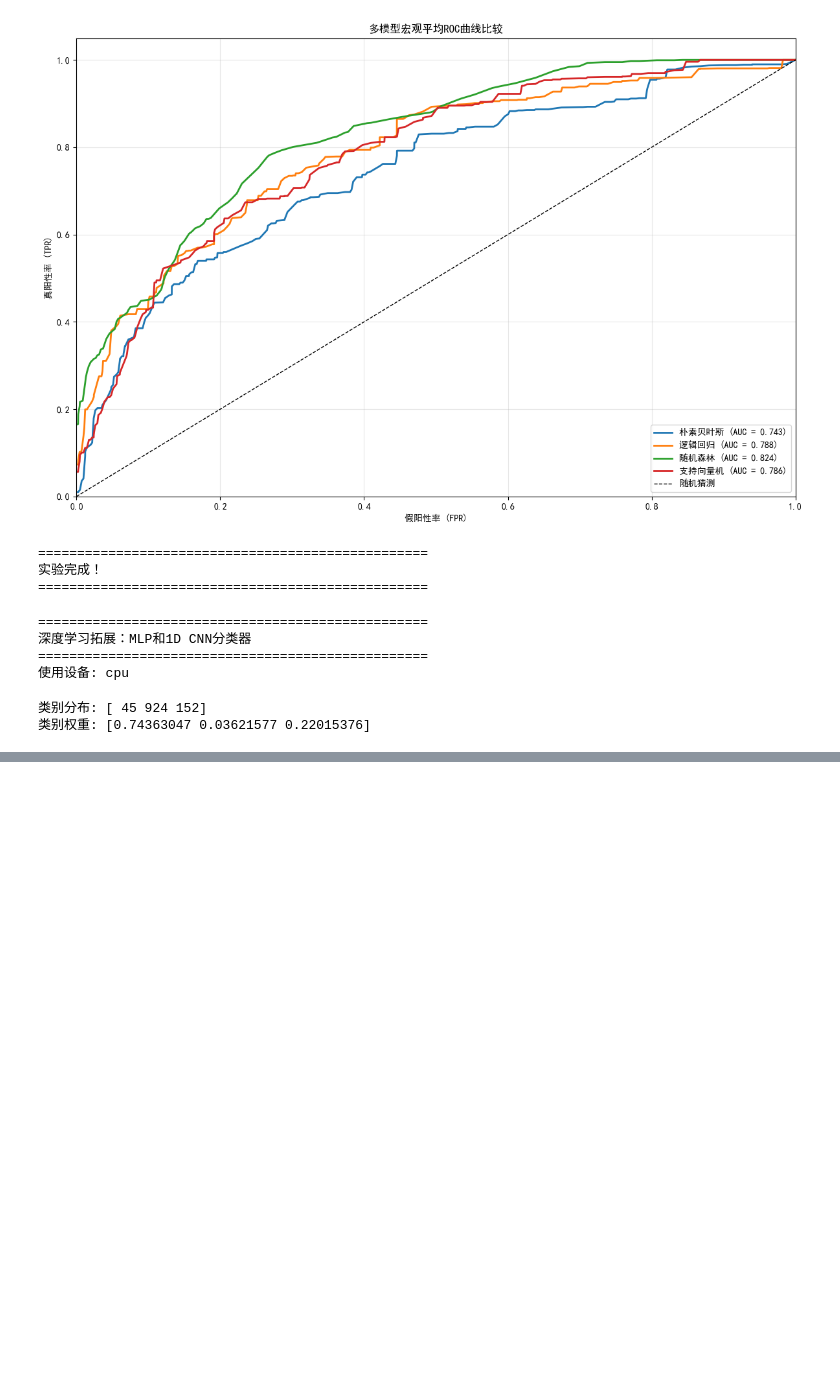
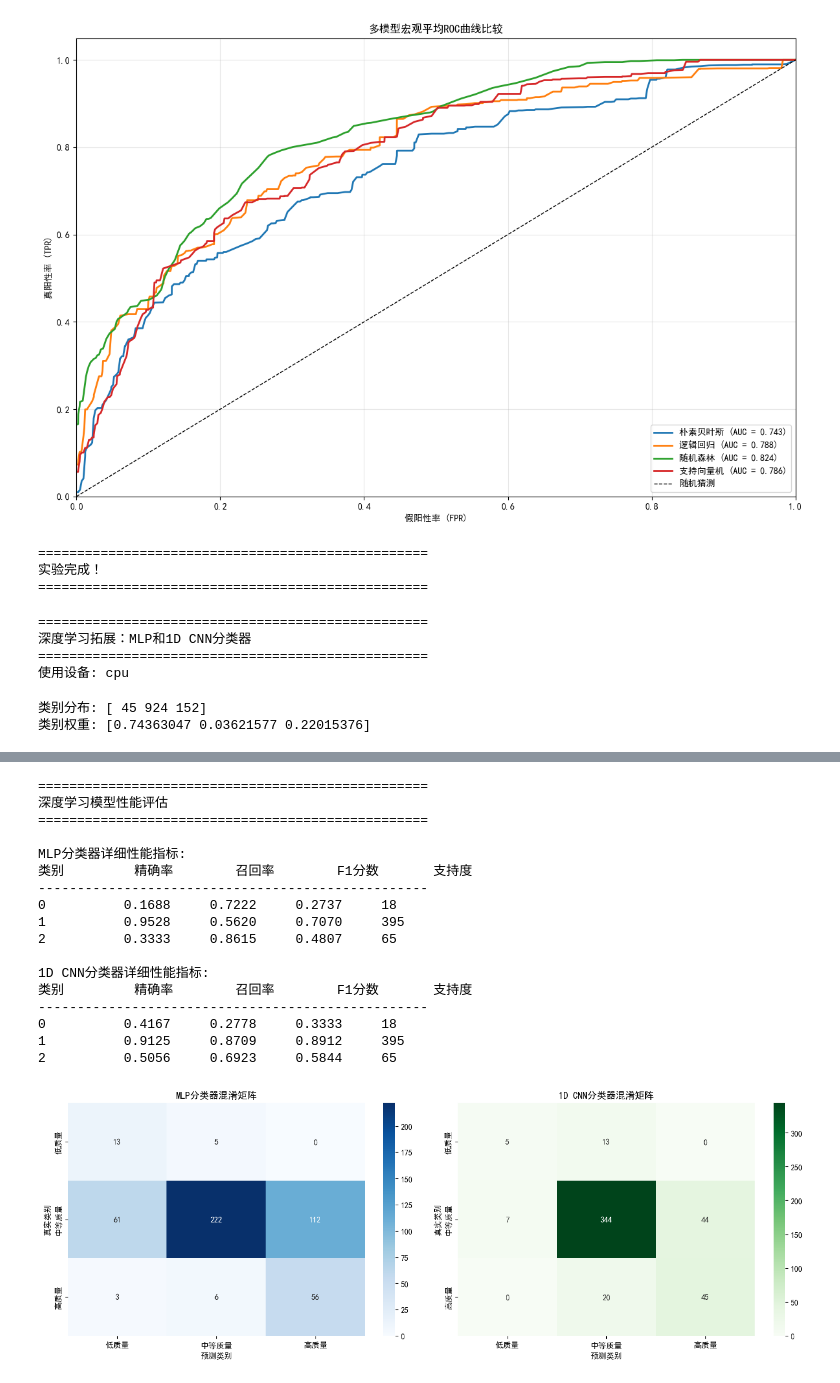
Before and after one commit to sjq0098/Machine_Learning, a Jupyter notebook: lab4/Naive_Bayes_classification.ipynb, the cells around one changed output, grey strips where cells are left out. Drawn from its saved outputs; the diff is of its cells as text; code cells hidden in the pictures; blank space fills up the shorter version.

```diff
--- a/lab4/Naive_Bayes_classification.ipynb
+++ b/lab4/Naive_Bayes_classification.ipynb
@@ -1046,0 +1184,65 @@ ValueError: Expected more than 1 value per channel when training, got input size
+# %%
+# ==================== 深度学习模型性能评估 ====================
+print("\n" + "=" * 50)
+print("深度学习模型性能评估")
+print("=" * 50)
+
+# MLP性能
+mlp_metrics, mlp_cm = calculate_metrics(mlp_targets, mlp_preds, 3)
+print("\nMLP分类器详细性能指标:")
+print(f"{'类别':<10} {'精确率':<10} {'召回率':<10} {'F1分数':<10} {'支持度':<10}")
+print("-" * 50)
+for cls in sorted(mlp_metrics.keys()):
+    m = mlp_metrics[cls]
+    print(f"{cls:<10} {m['precision']:<10.4f} {m['recall']:<10.4f} {m['f1']:<10.4f} {m['support']:<10}")
+
+# CNN性能
+cnn_metrics, cnn_cm = calculate_metrics(cnn_targets, cnn_preds, 3)
+print("\n1D CNN分类器详细性能指标:")
+print(f"{'类别':<10} {'精确率':<10} {'召回率':<10} {'F1分数':<10} {'支持度':<10}")
+print("-" * 50)
+for cls in sorted(cnn_metrics.keys()):
+    m = cnn_metrics[cls]
+    print(f"{cls:<10} {m['precision']:<10.4f} {m['recall']:<10.4f} {m['f1']:<10.4f} {m['support']:<10}")
+
+# 可视化混淆矩阵对比
+fig, axes = plt.subplots(1, 2, figsize=(14, 5))
+
+# MLP混淆矩阵
+sns.heatmap(mlp_cm, annot=True, fmt='d', cmap='Blues', ax=axes[0],
+            xticklabels=['低质量', '中等质量', '高质量'],
+            yticklabels=['低质量', '中等质量', '高质量'])
+axes[0].set_xlabel('预测类别')
+axes[0].set_ylabel('真实类别')
+axes[0].set_title('MLP分类器混淆矩阵')
+
+# CNN混淆矩阵
+sns.heatmap(cnn_cm, annot=True, fmt='d', cmap='Greens', ax=axes[1],
+            xticklabels=['低质量', '中等质量', '高质量'],
+            yticklabels=['低质量', '中等质量', '高质量'])
+axes[1].set_xlabel('预测类别')
+axes[1].set_ylabel('真实类别')
+axes[1].set_title('1D CNN分类器混淆矩阵')
+
+plt.tight_layout()
+plt.savefig('dl_confusion_matrices.png', dpi=300, bbox_inches='tight')
+plt.show()
+# %% [output]
+==================================================
+深度学习模型性能评估
+==================================================
+
+MLP分类器详细性能指标:
+类别         精确率        召回率        F1分数       支持度
+--------------------------------------------------
+0          0.1688     0.7222     0.2737     18
+1          0.9528     0.5620     0.7070     395
+2          0.3333     0.8615     0.4807     65
+
+1D CNN分类器详细性能指标:
+类别         精确率        召回率        F1分数       支持度
+--------------------------------------------------
+0          0.4167     0.2778     0.3333     18
+1          0.9125     0.8709     0.8912     395
+2          0.5056     0.6923     0.5844     65
+[figure, added]
```
Also changed, not shown: parts of 6 cells of this notebook.
